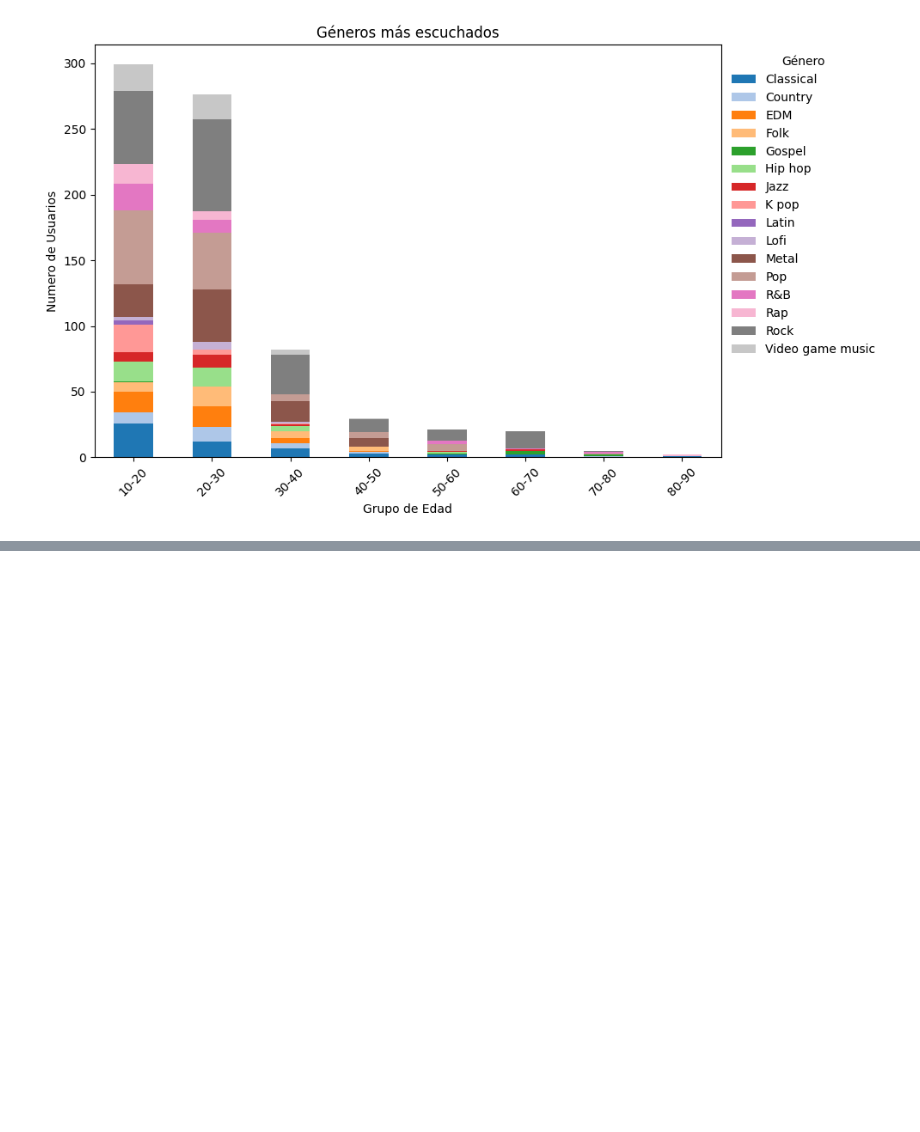
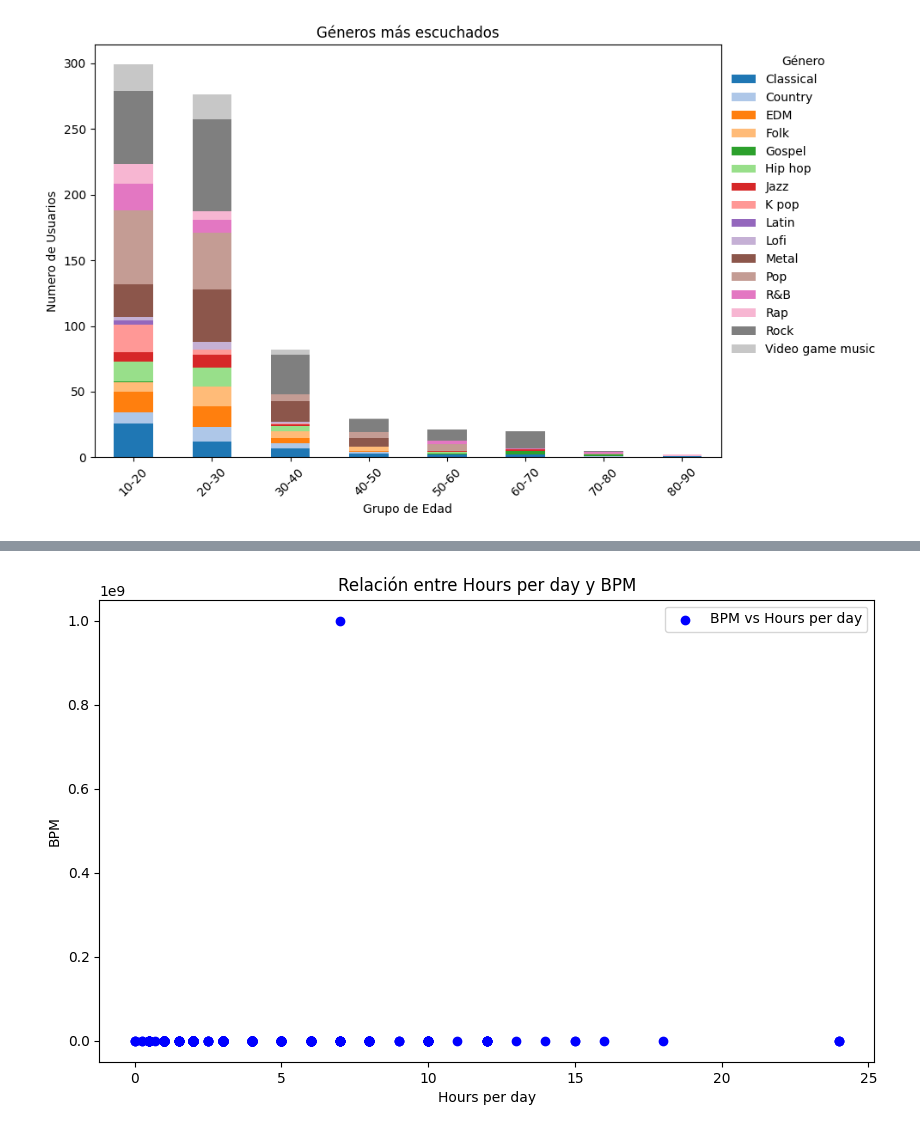
Before and after one commit to daobaa/M14Datasets, a Jupyter notebook: Project.ipynb, the cells around one changed output, grey strips where cells are left out. Saved outputs shown, nothing was run; the diff lists cells and outputs as text; code cells hidden in the pictures; blank space fills up the shorter version.

Commit message:
bpm x hours

```diff
--- a/Project.ipynb
+++ b/Project.ipynb
@@ -75,0 +80,20 @@ plt.show()
+# %%
+from imports import *
+
+plt.figure(figsize=(10, 6))
+
+# Crear el gráfico de dispersión
+plt.scatter(df['Hours per day'], df['BPM'], color='blue', label='BPM vs Hours per day')
+
+# Títulos y etiquetas
+plt.title('Relación entre Hours per day y BPM')
+plt.xlabel('Hours per day')
+plt.ylabel('BPM')
+
+# Mostrar la leyenda
+plt.legend()
+
+# Mostrar la gráfica
+plt.show()
+# %% [output]
+[figure, added]
```
Also changed, not shown: parts of 1 cell of this notebook.
